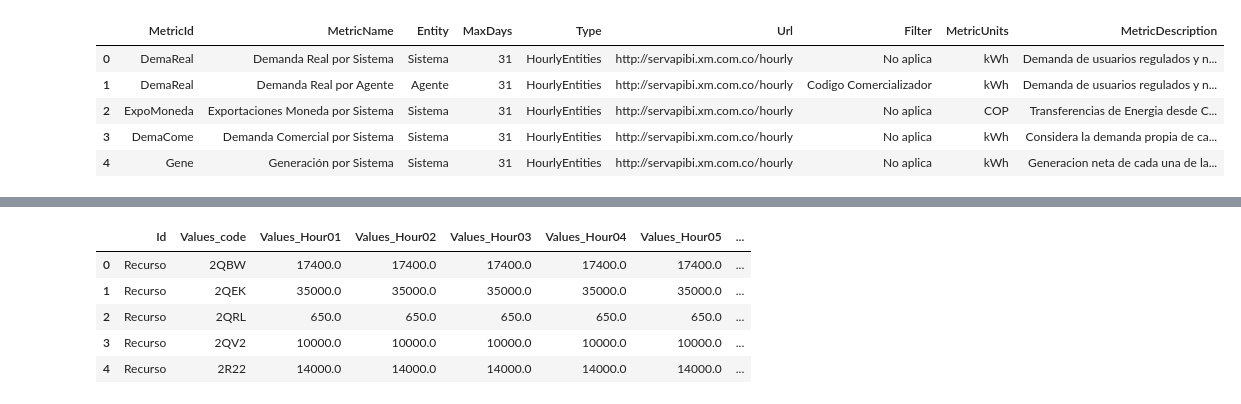
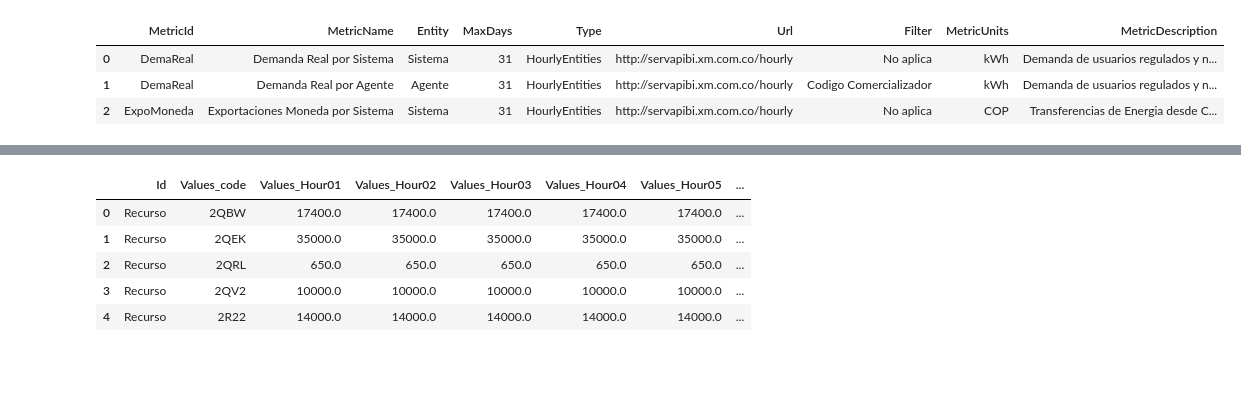
Before and after one commit to jebernatec/colombia-energy-market, a Jupyter notebook: energia_colombia.ipynb, the cells around one changed output, grey strips where cells are left out. Saved outputs shown, nothing was run; the diff lists cells and outputs as text; code cells hidden in the pictures; blank space fills up the shorter version.

```diff
--- a/energia_colombia.ipynb
+++ b/energia_colombia.ipynb
@@ -16,29 +16,27 @@ print(json.dumps(data, indent = 4))
 # %%
 # second option (use the library "pydataxm" using the class methods of ReadDB specified in the repository "https://github.com/EquipoAnaliticaXM/API_XM")
 # obtain all the available metrics of the wholesale energy market in Colombia
 from pydataxm import *
 import pandas as pd
 
 ## configurate pandas view
 pd.options.display.max_rows = None
 pd.options.display.max_columns = None
 pd.set_option('display.max_colwidth', 2000)
 
 ## create instance
 objectAPI = pydataxm.ReadDB()
 
 df = objectAPI.get_collections()
 df = pd.DataFrame(df)
 #df.to_csv("metricas_mercado_mayorista_API_XM.csv")
 #df.sort_values(by='MaxDays', ascending=False)
-df.head()
+df.head(3)
 # %% [output]
 |  | MetricId | MetricName | Entity | MaxDays | Type | Url | Filter | MetricUnits | MetricDescription |
 | 0 | DemaReal | Demanda Real por Sistema | Sistema | 31 | HourlyEntities | http://servapibi.xm.com.co/hourly | No aplica | kWh | Demanda de usuarios regulados y n... |
 | 1 | DemaReal | Demanda Real por Agente | Agente | 31 | HourlyEntities | http://servapibi.xm.com.co/hourly | Codigo Comercializador | kWh | Demanda de usuarios regulados y n... |
 | 2 | ExpoMoneda | Exportaciones Moneda por Sistema | Sistema | 31 | HourlyEntities | http://servapibi.xm.com.co/hourly | No aplica | COP | Transferencias de Energia desde C... |
-| 3 | DemaCome | Demanda Comercial por Sistema | Sistema | 31 | HourlyEntities | http://servapibi.xm.com.co/hourly | No aplica | kWh | Considera la demanda propia de ca... |
-| 4 | Gene | Generación por Sistema | Sistema | 31 | HourlyEntities | http://servapibi.xm.com.co/hourly | No aplica | kWh | Generacion neta de cada una de la... |
 # %%
 # cada metrica nos permite ver desde cuantas entidades podemos consultar, en este caso demanda comercial vista desde el sistema, por agente y mercado de comercialización
 objectAPI.get_collections('DemaCome')
```
